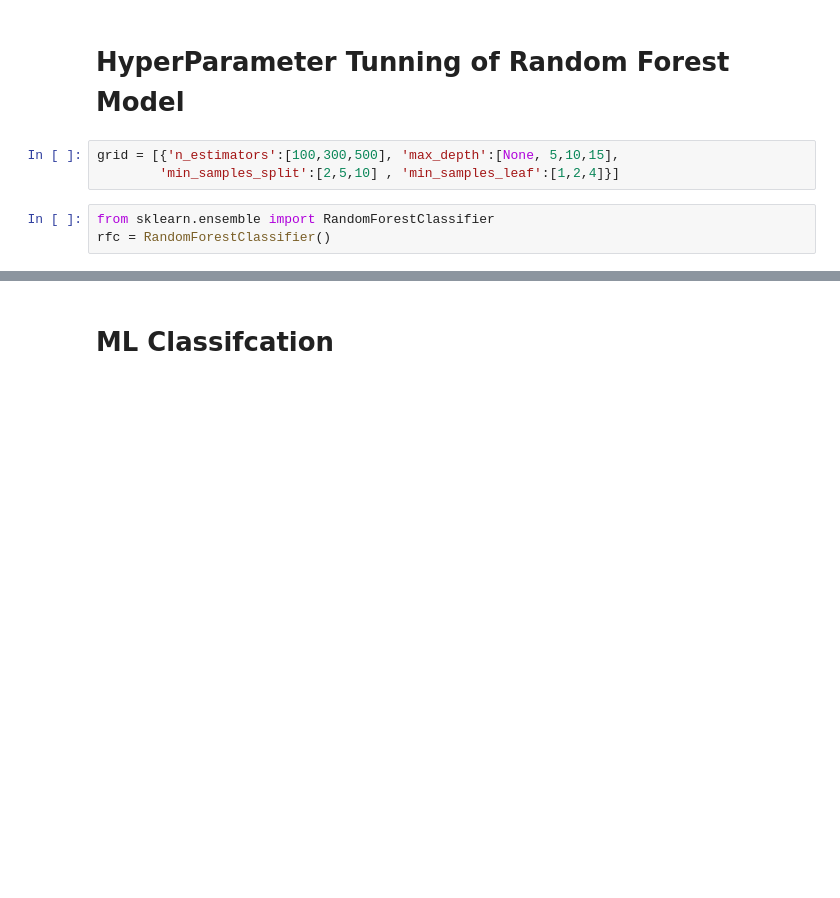
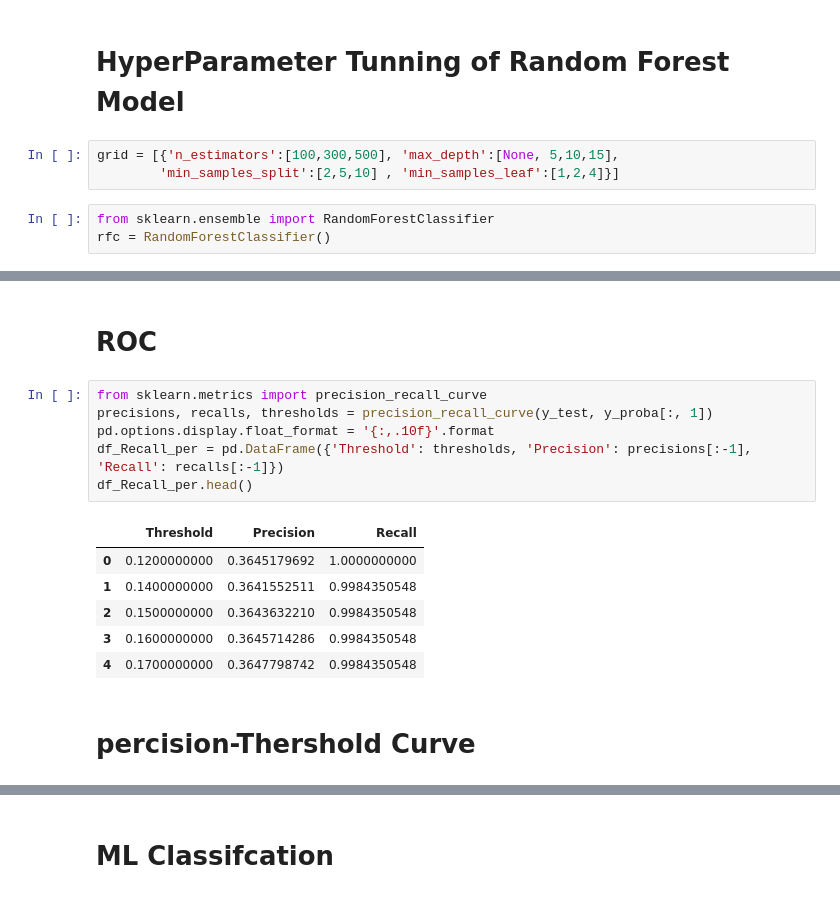
Before and after one commit to Reem304/Heart-Attack-Prediction, a Jupyter notebook: notebooks/Modelling.ipynb, the cells around one changed output, grey strips where cells are left out. Drawn from its saved outputs; the diff is of its cells as text; blank space fills up the shorter version.

```diff
--- a/notebooks/Modelling.ipynb
+++ b/notebooks/Modelling.ipynb
@@ -203,3 +203,20 @@ The best score from Hyper parameter tunning of Random forest model which is 0.64
 '''
 # %% [output]
 '\nThe best score from Hyper parameter tunning of Random forest model which is 0.64365192582025698\n'
+# %% [markdown]
+# ROC
+# %%
+from sklearn.metrics import precision_recall_curve
+precisions, recalls, thresholds = precision_recall_curve(y_test, y_proba[:, 1])
+pd.options.display.float_format = '{:,.10f}'.format
+df_Recall_per = pd.DataFrame({'Threshold': thresholds, 'Precision': precisions[:-1], 'Recall': recalls[:-1]})
+df_Recall_per.head()
+# %% [output]
+|  | Threshold | Precision | Recall |
+| 0 | 0.1200000000 | 0.3645179692 | 1.0000000000 |
+| 1 | 0.1400000000 | 0.3641552511 | 0.9984350548 |
+| 2 | 0.1500000000 | 0.3643632210 | 0.9984350548 |
+| 3 | 0.1600000000 | 0.3645714286 | 0.9984350548 |
+| 4 | 0.1700000000 | 0.3647798742 | 0.9984350548 |
+# %% [markdown]
+# percision-Thershold Curve
```
Also changed, not shown: parts of 23 cells of this notebook, 15 other files.
